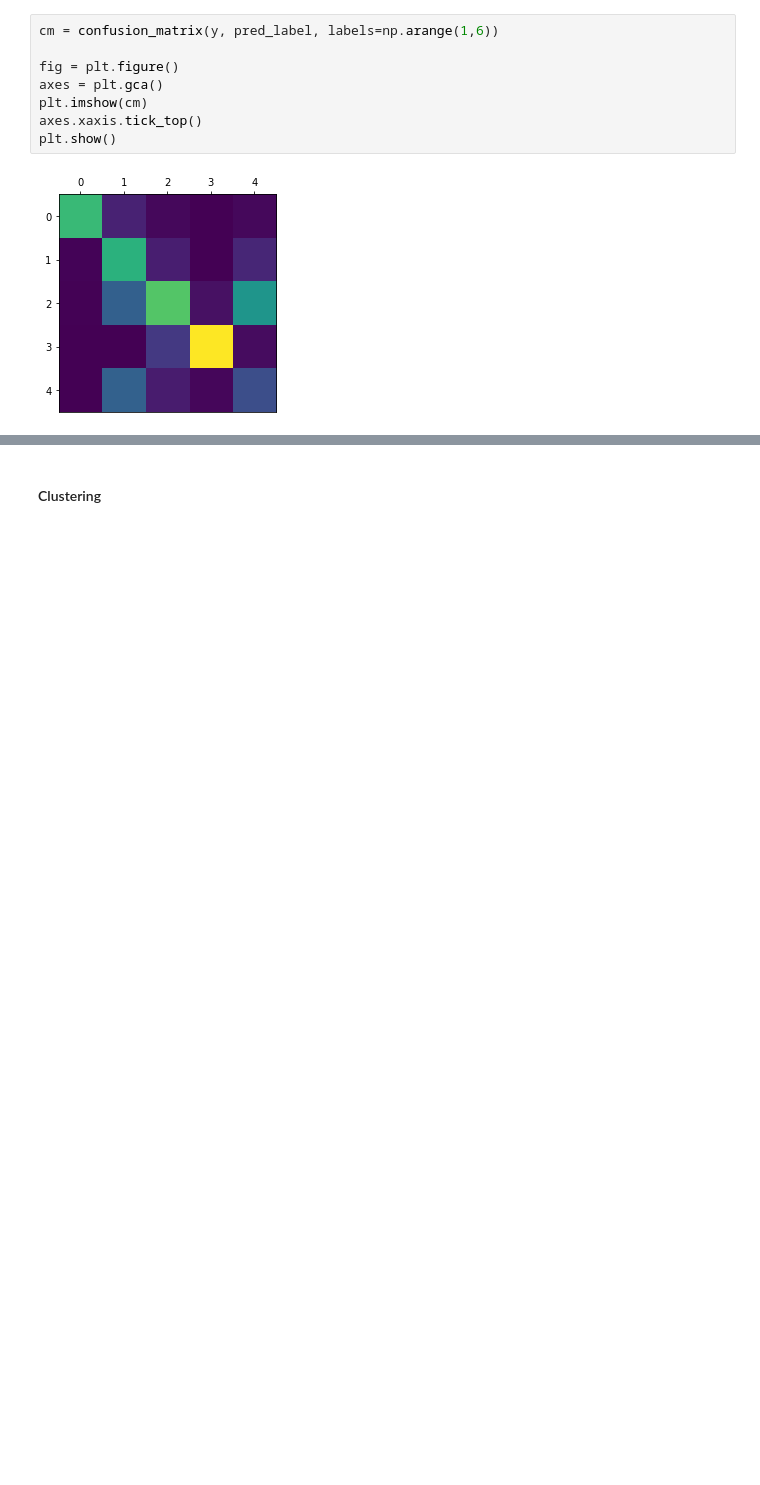
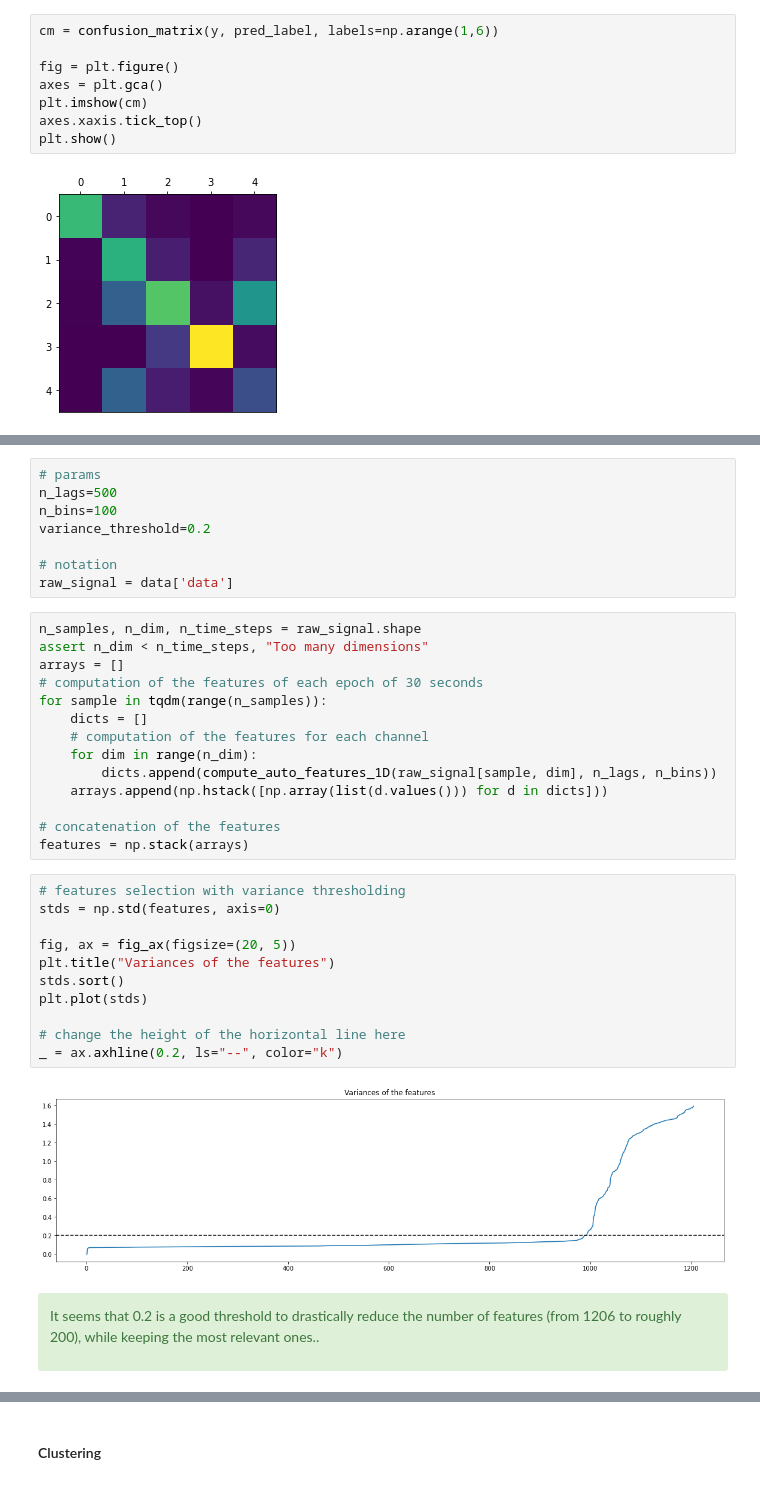
Before and after one commit to cosasha97/automatic-sleep-stages-classification, a Jupyter notebook: sleep_stages_classification.ipynb, the cells around one changed output, grey strips where cells are left out. Drawn from its saved outputs; the diff is of its cells as text; blank space fills up the shorter version.

```diff
--- a/sleep_stages_classification.ipynb
+++ b/sleep_stages_classification.ipynb
@@ -287 +298,40 @@ plt.show()
+# %%
+# params
+n_lags=500
+n_bins=100
+variance_threshold=0.2
+
+# notation
+raw_signal = data['data']
+# %%
+n_samples, n_dim, n_time_steps = raw_signal.shape
+assert n_dim < n_time_steps, "Too many dimensions"
+arrays = []
+# computation of the features of each epoch of 30 seconds
+for sample in tqdm(range(n_samples)):
+    dicts = []
+    # computation of the features for each channel
+    for dim in range(n_dim):
+        dicts.append(compute_auto_features_1D(raw_signal[sample, dim], n_lags, n_bins))
+    arrays.append(np.hstack([np.array(list(d.values())) for d in dicts]))
+
+# concatenation of the features
+features = np.stack(arrays)
+# %%
+# features selection with variance thresholding
+stds = np.std(features, axis=0)
+
+fig, ax = fig_ax(figsize=(20, 5))
+plt.title("Variances of the features")
+stds.sort()
+plt.plot(stds)
+
+# change the height of the horizontal line here
+_ = ax.axhline(0.2, ls="--", color="k")
+# %% [output]
+[figure, added]
+# %% [markdown]
+<div class="alert alert-success" role="alert">
+    <p>It seems that 0.2 is a good threshold to drastically reduce the number of features (from 1206 to roughly 200), while keeping the most relevant ones..</p>
+</div>
 # %% [markdown]
```
Also changed, not shown: parts of 7 cells of this notebook.
